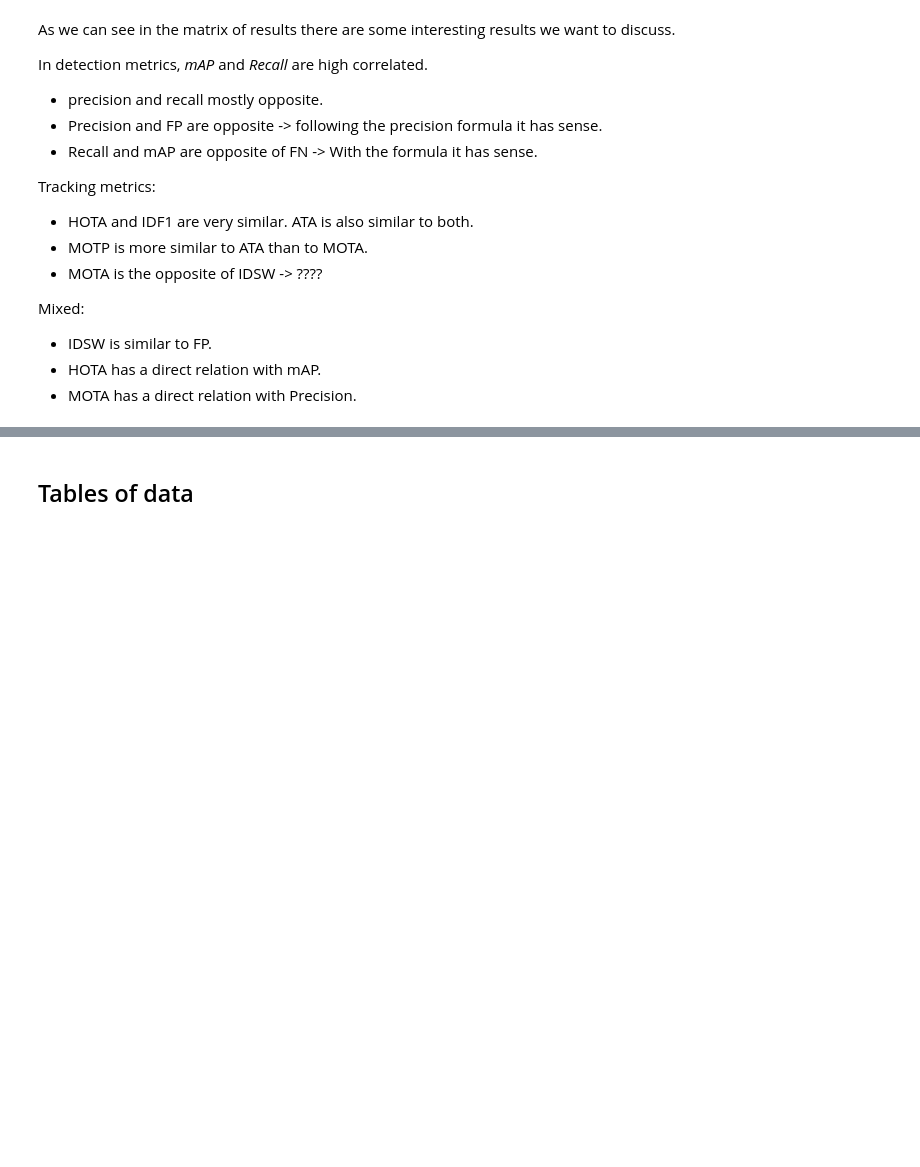
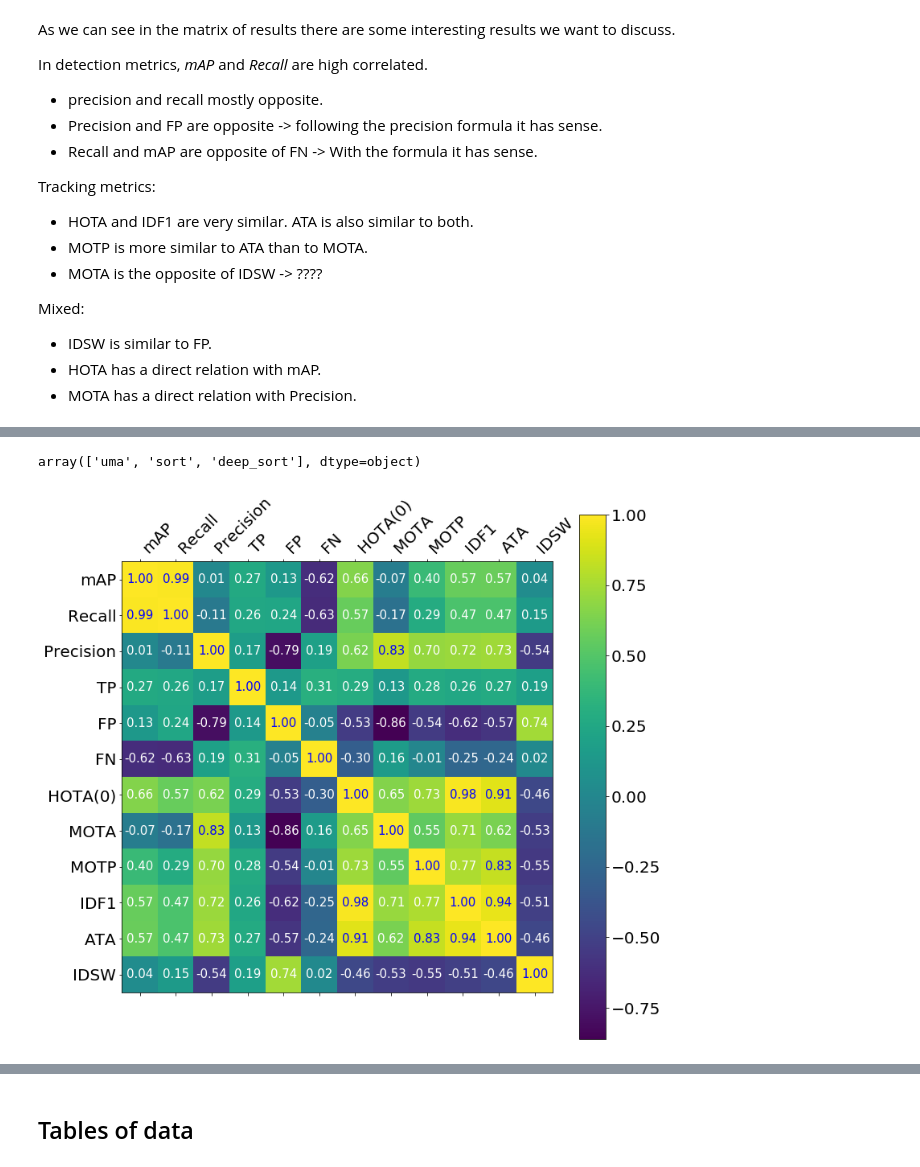
Before and after one commit to JorgeMunnozAguado/MOT-experimental-framework, a Jupyter notebook: analysis/Comparison.ipynb, the cells around one changed output, grey strips where cells are left out. Saved outputs shown, nothing was run; the diff lists cells and outputs as text; code cells hidden in the pictures; blank space fills up the shorter version.

```diff
--- a/analysis/Comparison.ipynb
+++ b/analysis/Comparison.ipynb
@@ -70,0 +95,11 @@ aux.plot_matrix(result_m, metrics)
+# %%
+tb['Tracker'].unique()
+# %% [output]
+array(['uma', 'sort', 'deep_sort'], dtype=object)
+# %%
+deep_sort = aux.search(tb, 'deep_sort')
+result_m = aux.correlation_metrics(deep_sort, metrics)
+
+aux.plot_matrix(result_m, metrics)
+# %% [output]
+[figure, added]
```
Also changed, not shown: parts of 5 cells of this notebook, 7 other files.
